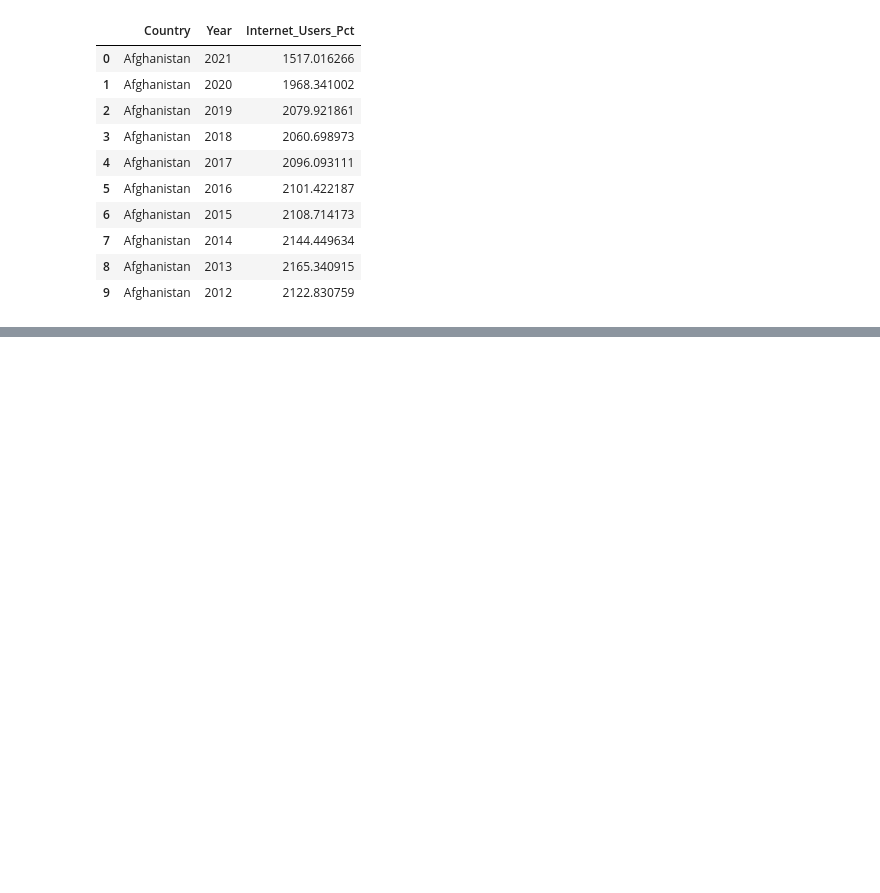
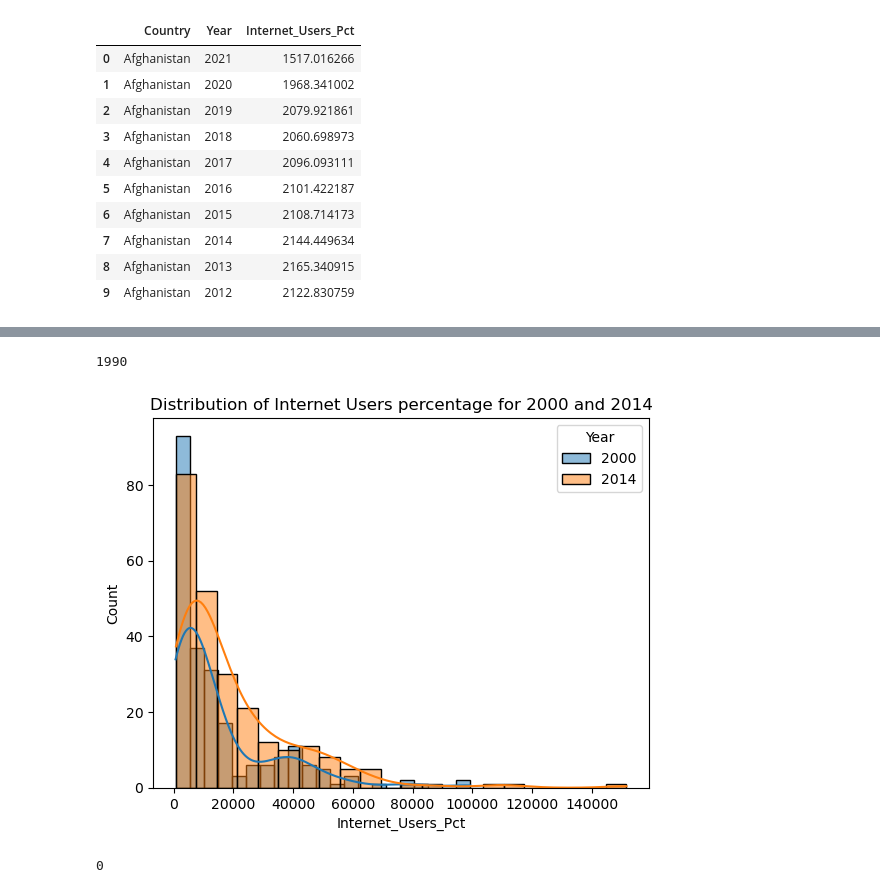
Before and after one commit to NSS-Data-Analytics-Cohort-10/gdp-and-internet-usage-Eliab16, a Jupyter notebook: notebooks/python1.ipynb, the cells around one changed output, grey strips where cells are left out. Drawn from its saved outputs; the diff is of its cells as text; code cells hidden in the pictures; blank space fills up the shorter version.

```diff
--- a/notebooks/python1.ipynb
+++ b/notebooks/python1.ipynb
@@ -270,0 +297,26 @@ internet_df.head(10)
+# %%
+# 17 What is the first year to have a non-zero internet users percentage value?
+internet_df_non_zero = internet_df[internet_df['Internet_Users_Pct'] > 0]
+first_year = internet_df_non_zero['Year'].min()
+print(first_year)
+# %% [output]
+1990
+# %%
+# 18How does the distribution of internet users percent differ for 2000 and 2014?
+internet_df_2020 = internet_df[internet_df['Year'] == 2000]
+internet_df_2014 = internet_df[internet_df['Year'] == 2014]
+sns.histplot(internet_df_2020['Internet_Users_Pct'],kde=True,label='2000')
+sns.histplot(internet_df_2014['Internet_Users_Pct'],kde=True,label='2014')
+plt.legend(title='Year')
+plt.title('Distribution of Internet Users percentage for 2000 and 2014' )
+plt.xlabel('Internet_Users_Pct')
+plt.show()
+# %% [output]
+[figure, added]
+# %%
+# 19For how many countries was the percentage of internet users below 5% in 2014?
+below_5_percent_2014 = internet_df[(internet_df['Year']==2014)&(internet_df['Internet_Users_Pct'] < 5)]
+num_countries_below_5_percent = below_5_percent_2014['Country'].nunique()
+print(num_countries_below_5_percent)
+# %% [output]
+0
```
Also changed, not shown: parts of 5 cells of this notebook.
